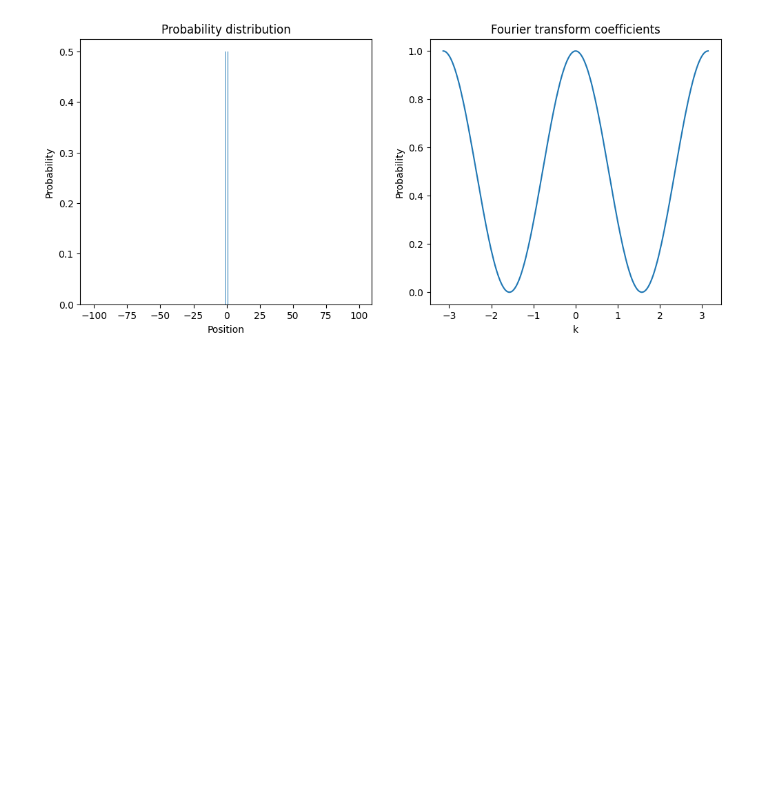
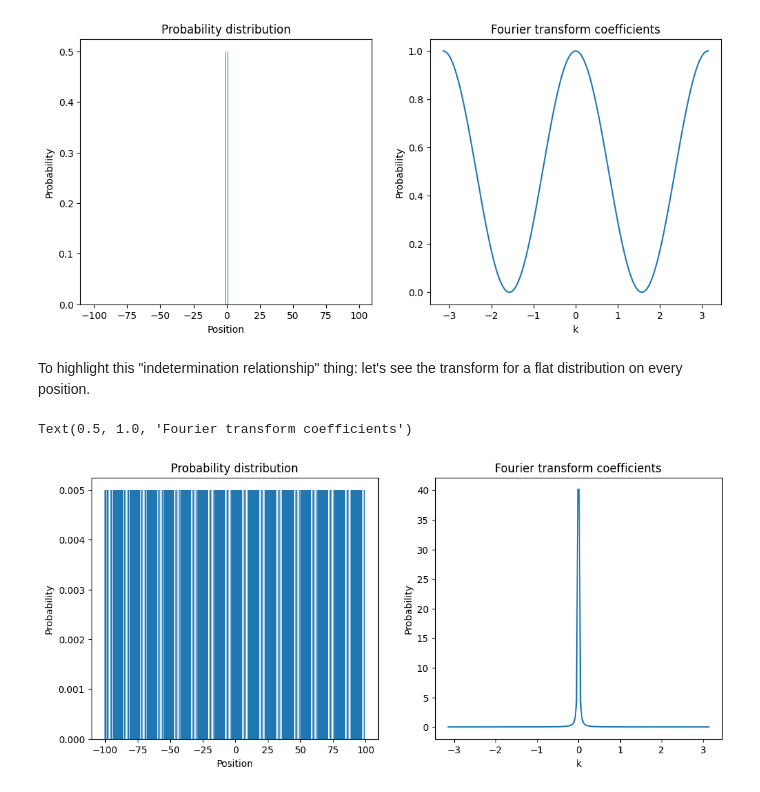
Before and after one commit to lresteghini/Quantum-Walks-course, a Jupyter notebook: Discrete_time_walks.ipynb, the cells around one changed output. Cells and saved outputs as stored; diff of their text form; code cells hidden in the pictures; blank space fills up the shorter version.

Commit message:
added flat positions at the end of fourier in discrete time walks

```diff
--- a/Discrete_time_walks.ipynb
+++ b/Discrete_time_walks.ipynb
@@ -272,3 +272,38 @@ p2.set_title("Fourier transform coefficients")
 # %% [output]
 Text(0.5, 1.0, 'Fourier transform coefficients')
 [figure]
+# %% [markdown]
+To highlight this "indetermination relationship" thing: let's see the transform for a flat distribution on every position.
+# %%
+x = np.zeros(ring_size, dtype=np.complex128)  # position vector
+for i in range(ring_size):
+    x[i] = 1/np.sqrt(ring_size)
+
+c = np.array([1, 0 + 1j], dtype=np.complex128) # coin state
+
+c = 1/np.sqrt(2) * c
+
+State = np.kron(x, c)                       # Re initialize state for new simulation
+
+
+final_positions = Measure_pos(State)
+
+k_val = np.linspace(-np.pi, np.pi, 200)
+
+y = [abs(fourierprob(k, State))**2 for k in k_val]
+# %%
+fig, (p1, p2) = plt.subplots(1, 2, figsize=(12, 5))
+
+p1.bar(np.arange(len(final_positions)) - ring_size//2, final_positions)
+
+p1.set_xlabel("Position")
+p1.set_ylabel("Probability")
+p1.set_title('Probability distribution')
+
+p2.plot(k_val, y)
+p2.set_xlabel("k")
+p2.set_ylabel("Probability")
+p2.set_title("Fourier transform coefficients")
+# %% [output]
+Text(0.5, 1.0, 'Fourier transform coefficients')
+[figure, added]
```
